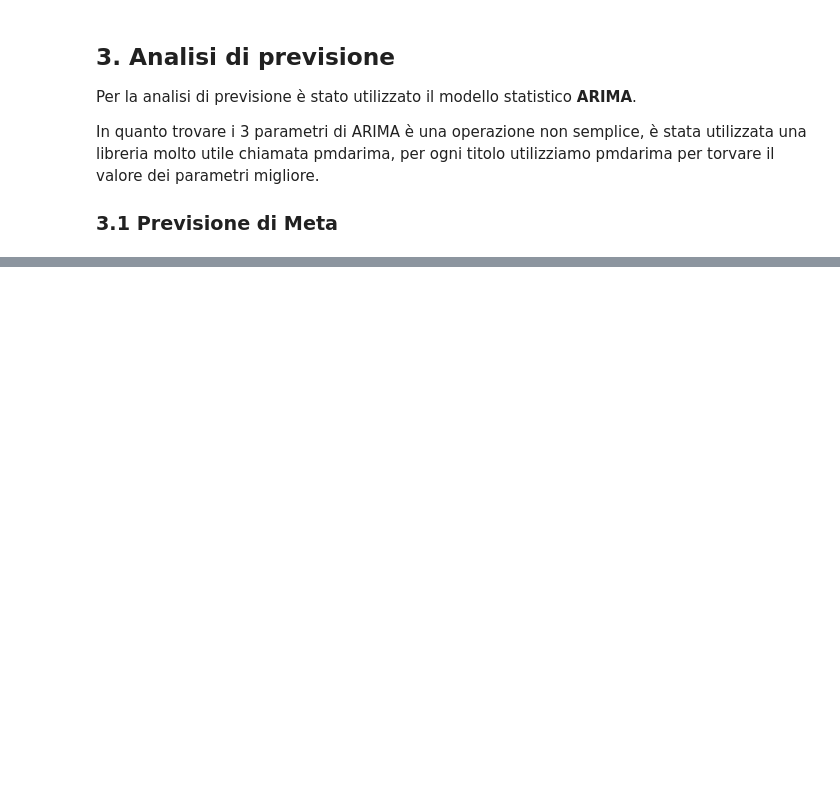
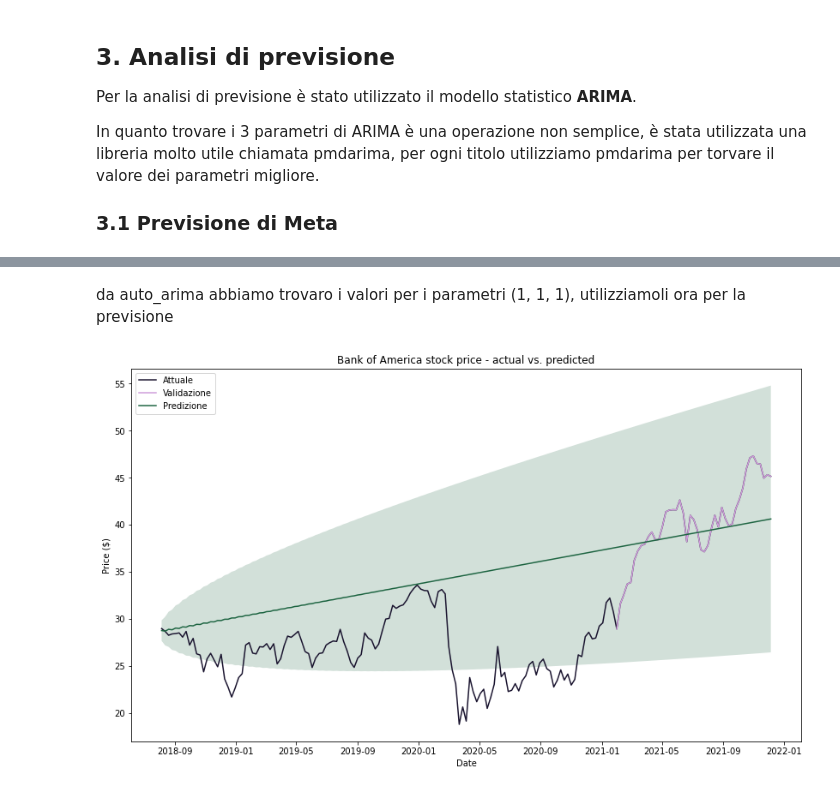
Before and after one commit to tommcamm/BISF-Project, a Jupyter notebook: python/Notebook del progetto.ipynb, the cells around one changed output, grey strips where cells are left out. Saved outputs shown, nothing was run; the diff lists cells and outputs as text; code cells hidden in the pictures; blank space fills up the shorter version.

Commit message:
progress on sec 3

```diff
--- a/python/Notebook del progetto.ipynb
+++ b/python/Notebook del progetto.ipynb
@@ -1697,0 +1700,19 @@ fig.set_size_inches(14, 8)
+# %%
+# Scarichiamo il training set - 80 mesi
+bac_t_df = yf.download('BAC', start='2011-11-30', end='2018-07-30', adjusted=True, progress=False)
+
+# Resample di Bank of America per frequenza settimanale (periodo 2012-2021)
+tr_bac = bac_t_df.resample('W').last().rename(columns={'Adj Close': 'adj_close'}).adj_close
+
+# Utiliziamo auto_arima per trovare la combinazione ideale dei parametri
+# Non utilizziamo la modalità stepwise in quanto senza abbiamo un risultato leggermente migliore in base
+# al valore AIC.
+bac_model = pm.auto_arima(tr_bac,
+                             error_action='ignore',
+                             suppress_warnings=True,
+                             seasonal=False,
+                             stepwise=False,
+                             apporximation=False,
+                             n_jobs=-1)
+
+bac_model.summary()
@@ -1697,0 +1739,43 @@ fig.set_size_inches(14, 8)
+# %% [markdown]
+da auto_arima abbiamo trovaro i valori per i parametri (1, 1, 1), utilizziamoli ora per la previsione
+# %%
+# Scarichiamo il validation set
+df_test_bac = yf.download('BAC', start='2018-07-30', end='2021-11-30', adjusted=True, progress=False)
+df_val_bac = yf.download('BAC', start='2021-01-30', end='2021-11-30', adjusted=True, progress=False)
+
+# Resample settimanale della validazione e test
+test_bac = df_test_bac.resample('W').last().rename(columns={'Adj Close': 'adj_close'}).adj_close
+val_bac = df_val_bac.resample('W').last().rename(columns={'Adj Close': 'adj_close'}).adj_close
+
+n_forecasts = len(test_bac) # numero di settimane da effettuare la predizione
+
+# Effetuiamo la predizione, utilizzando i parametri ottimizzati trovati al blocco precedente
+bac_model_pred = bac_model.predict(n_periods=n_forecasts,
+                                     return_conf_int=True,
+                                     alpha=0.05)
+
+bac_model_pred = [pd.DataFrame(bac_model_pred[0],
+                              columns=['prediction']),
+                  pd.DataFrame(bac_model_pred[1],
+                              columns=['ci_lower', 'ci_upper'])]
+
+bac_model_pred = pd.concat(bac_model_pred, axis=1).set_index(test_bac.index)
+
+# Plot del grafico
+fig, ax = plt.subplots(1)
+
+ax = sns.lineplot(data=test_bac, color=COLORS[0], label='Attuale')
+ax = sns.lineplot(data=val_bac, color=COLORS[3], label='Validazione')
+
+ax.plot(bac_model_pred.prediction, c=COLORS[1], label='Predizione')
+ax.fill_between(bac_model_pred.index,
+                bac_model_pred.ci_lower,
+                bac_model_pred.ci_upper,
+                alpha=0.2,
+                facecolor=COLORS[1])
+
+ax.set(title="Bank of America stock price - actual vs. predicted", xlabel='Date', ylabel='Price ($)')
+ax.legend(loc='upper left')
+fig.set_size_inches(14, 8)
+# %% [output]
+[figure, added]
```
Also changed, not shown: parts of 35 cells of this notebook, 2 other files.
